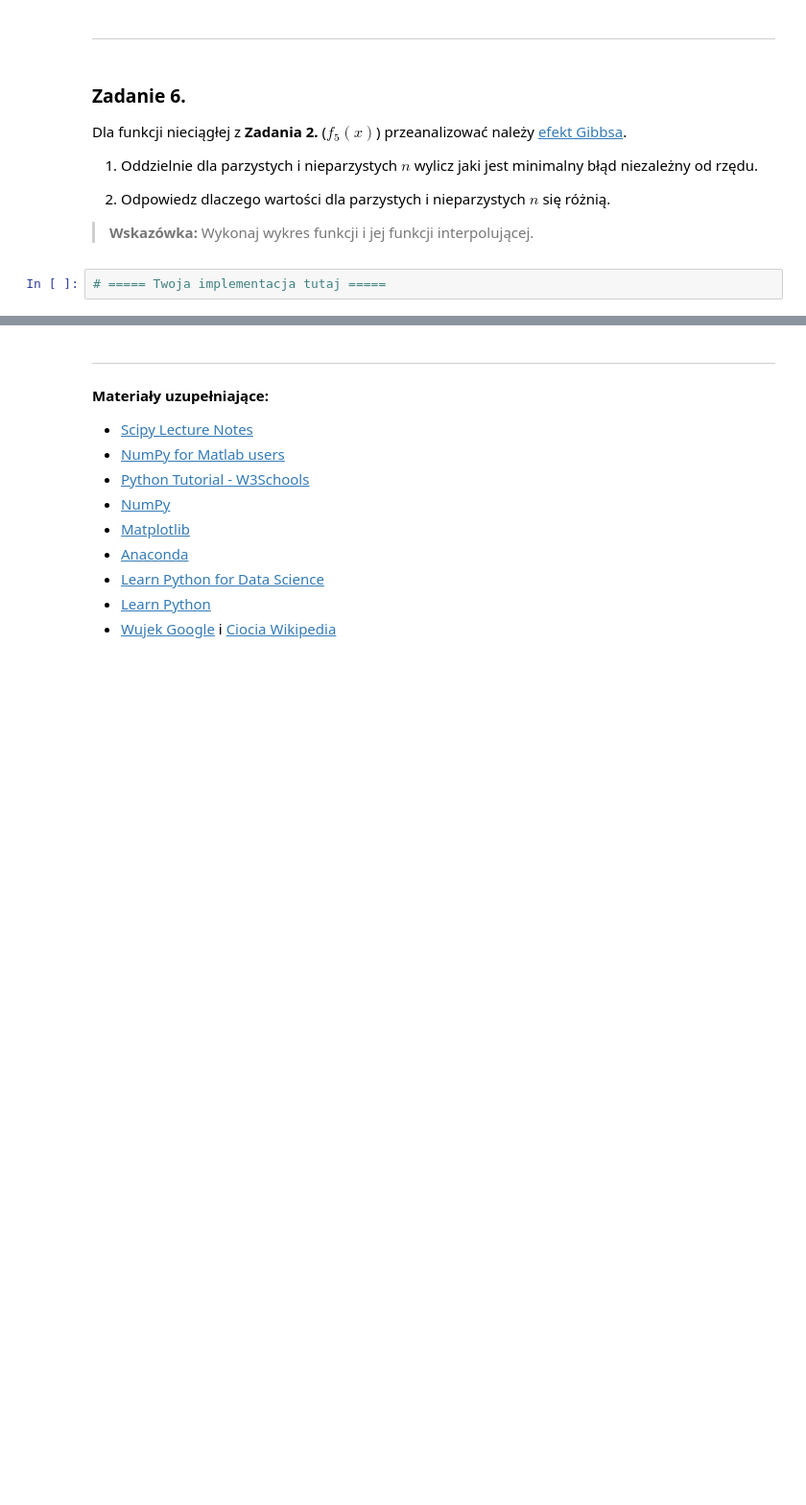
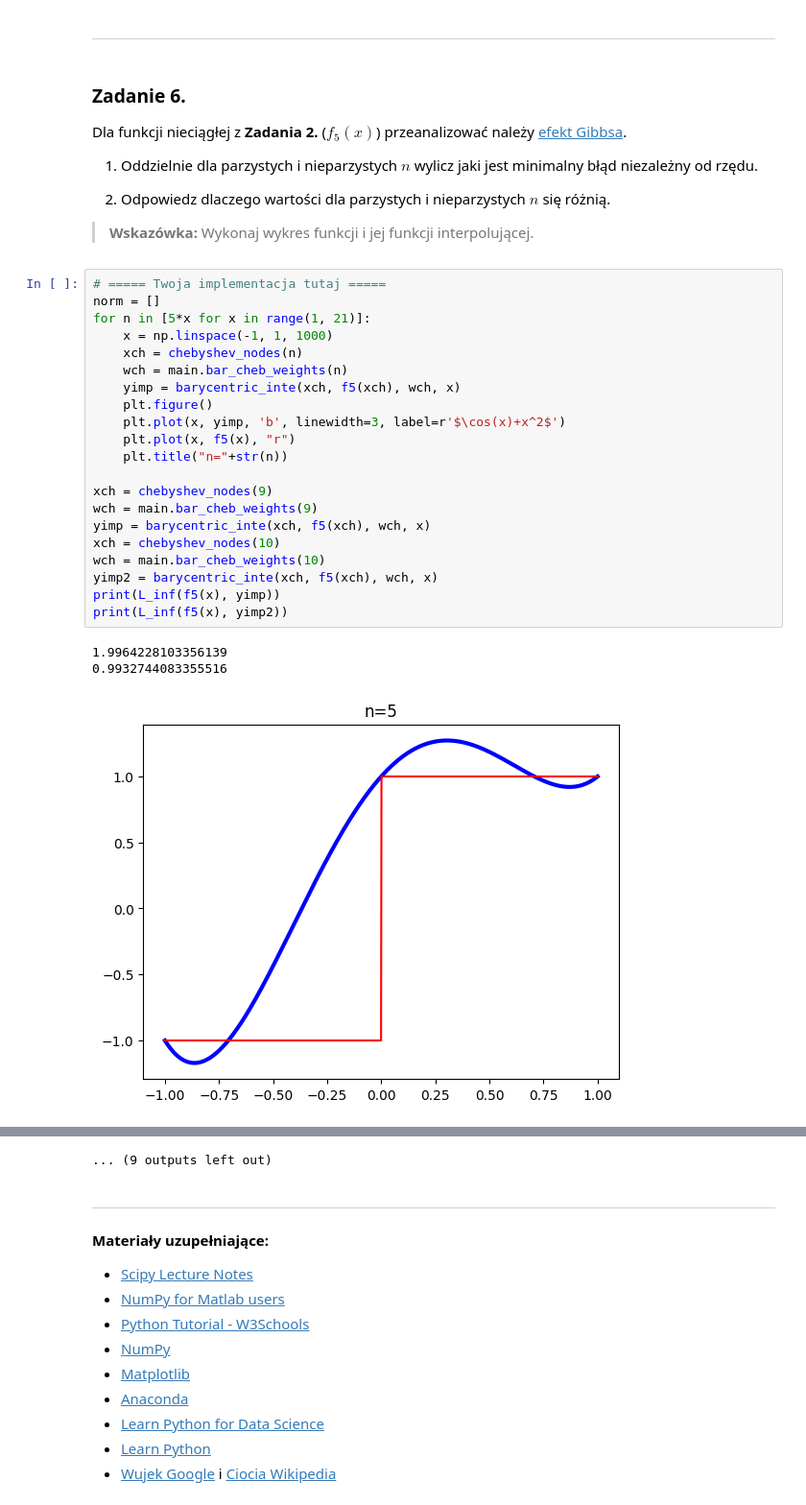
Before and after one commit to MN-KJ-2025/lab9-interpolacja-Magin28, a Jupyter notebook: sprawozdanie.ipynb, the cells around one changed output, grey strips where cells are left out. Shown at 96% size. Drawn from its saved outputs; the diff is of its cells as text; blank space fills up the shorter version.

```diff
--- a/sprawozdanie.ipynb
+++ b/sprawozdanie.ipynb
@@ -331,5 +331,28 @@ Dla funkcji nieciągłej z **Zadania 2.** ($f_5(x)$) przeanalizować należy [ef
 2. Odpowiedz dlaczego wartości dla parzystych i nieparzystych $n$ się różnią.
 
 > **Wskazówka:** Wykonaj wykres funkcji i jej funkcji interpolującej.
-# %%
-# ===== Twoja implementacja tutaj =====
+# %%
+# ===== Twoja implementacja tutaj =====
+norm = []
+for n in [5*x for x in range(1, 21)]:
+    x = np.linspace(-1, 1, 1000)
+    xch = chebyshev_nodes(n)
+    wch = main.bar_cheb_weights(n)
+    yimp = barycentric_inte(xch, f5(xch), wch, x)
+    plt.figure()
+    plt.plot(x, yimp, 'b', linewidth=3, label=r'$\cos(x)+x^2$')
+    plt.plot(x, f5(x), "r")
+    plt.title("n="+str(n))
+
+xch = chebyshev_nodes(9)
+wch = main.bar_cheb_weights(9)
+yimp = barycentric_inte(xch, f5(xch), wch, x)
+xch = chebyshev_nodes(10)
+wch = main.bar_cheb_weights(10)
+yimp2 = barycentric_inte(xch, f5(xch), wch, x)
+print(L_inf(f5(x), yimp))
+print(L_inf(f5(x), yimp2))
+# %% [output]
+1.9964228103356139
+0.9932744083355516
+[figure, added]
@@ -336,3 +369,4 @@ Dla funkcji nieciągłej z **Zadania 2.** ($f_5(x)$) przeanalizować należy [ef
+... (9 outputs left out)
 # %% [markdown]
 ---
 # %% [markdown]
```
Also changed, not shown: parts of 2 cells of this notebook.
